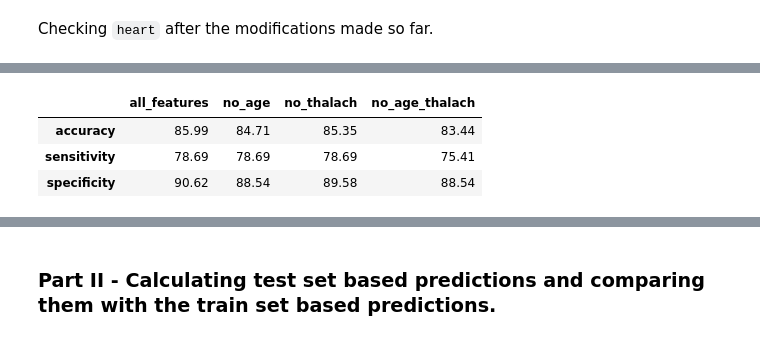
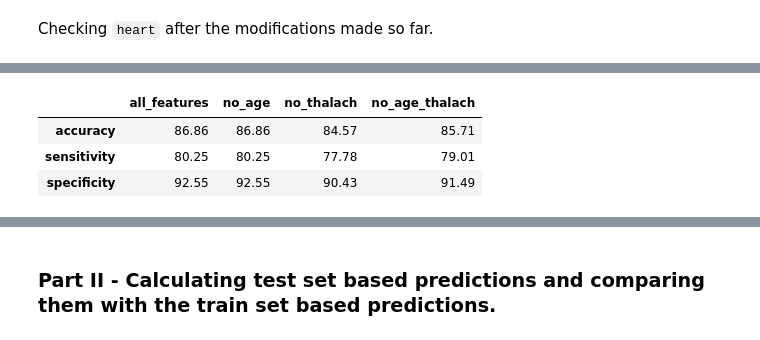
Before and after one commit to P-Roq/data_science_projects, a Jupyter notebook: p09 - Classying Heart Disease Via Logistic Regression/p09 _data_science _classifying_heart_disease_via_logistic_regression.ipynb, the cells around one changed output, grey strips where cells are left out. Cells and saved outputs as stored; diff of their text form; code cells hidden in the pictures.

```diff
--- a/p09 - Classying Heart Disease Via Logistic Regression/p09 _data_science _classifying_heart_disease_via_logistic_regression.ipynb
+++ b/p09 - Classying Heart Disease Via Logistic Regression/p09 _data_science _classifying_heart_disease_via_logistic_regression.ipynb
@@ -460,0 +353,2 @@ In this section, we not only fit and produce predictions resorting solely to the
+# %%
+heart = heart.drop(columns=['chol'])
@@ -460,0 +406,6 @@ In this section, we not only fit and produce predictions resorting solely to the
+# %%
+heart = heart.drop(columns=['trestbps'])
+
+feats_dict = {
+    key: feats_dict[key] for key in feats_dict if key != 'all_features_with_trestbps'
+}
@@ -460,0 +416,32 @@ In this section, we not only fit and produce predictions resorting solely to the
+# %%
+features = [col for col in heart.columns if col != 'present']
+
+X = heart[features]
+
+y = heart.present
+
+def stratify_evenly(X, y):
+    """Perform different splitting processes (up to 10000) until both train and test sets are
+    evenly devided between the values of the binary target, with a positive and negative 5% margin.
+    """
+    for i in range(10000):
+        X_train, X_test, y_train, y_test = split(
+            X,
+            y,
+            test_size=0.4,
+            random_state=i,
+            shuffle=True,
+            )
+
+        train_no_desease = y_train.value_counts(normalize=True).round(2)[0]
+        test_no_desease = y_test.value_counts(normalize=True).round(2)[0]
+
+        if (0.45 <= train_no_desease <= 0.55) & (0.45 <= test_no_desease <= 0.55):
+            print(f'Random state: {i} (for replication purposes).')
+            return [X_train, X_test, y_train, y_test]
+
+    return print('No convergence found.')
+# %%
+list_results = stratify_evenly(X, y)
+
+X_train, X_test, y_train, y_test = list_results
@@ -495,25 +509,26 @@ def return_scores(features, model, X, y):
 # %%
 scores_train_df = pd.DataFrame()
 
 models_dict = {}
 
 for feat_set in feats_dict:
 
     feats = feats_dict[feat_set]
 
     model = log_model(feats, X_train, y_train)
 
     models_dict[feat_set] = model
 
     scores_train = return_scores(feats, model, X_train, y_train)
 
     scores_train_df = pd.concat(
         [scores_train_df, pd.Series(scores_train, name=feat_set)],
-        axis=1)
+        axis=1
+        )
 
 scores_train_df
 # %% [output]
 |  | all_features | no_age | no_thalach | no_age_thalach |
-| accuracy | 85.99 | 84.71 | 85.35 | 83.44 |
-| sensitivity | 78.69 | 78.69 | 78.69 | 75.41 |
-| specificity | 90.62 | 88.54 | 89.58 | 88.54 |
+| accuracy | 86.86 | 86.86 | 84.57 | 85.71 |
+| sensitivity | 80.25 | 80.25 | 77.78 | 79.01 |
+| specificity | 92.55 | 92.55 | 90.43 | 91.49 |
```
Also changed, not shown: parts of 82 cells of this notebook.
